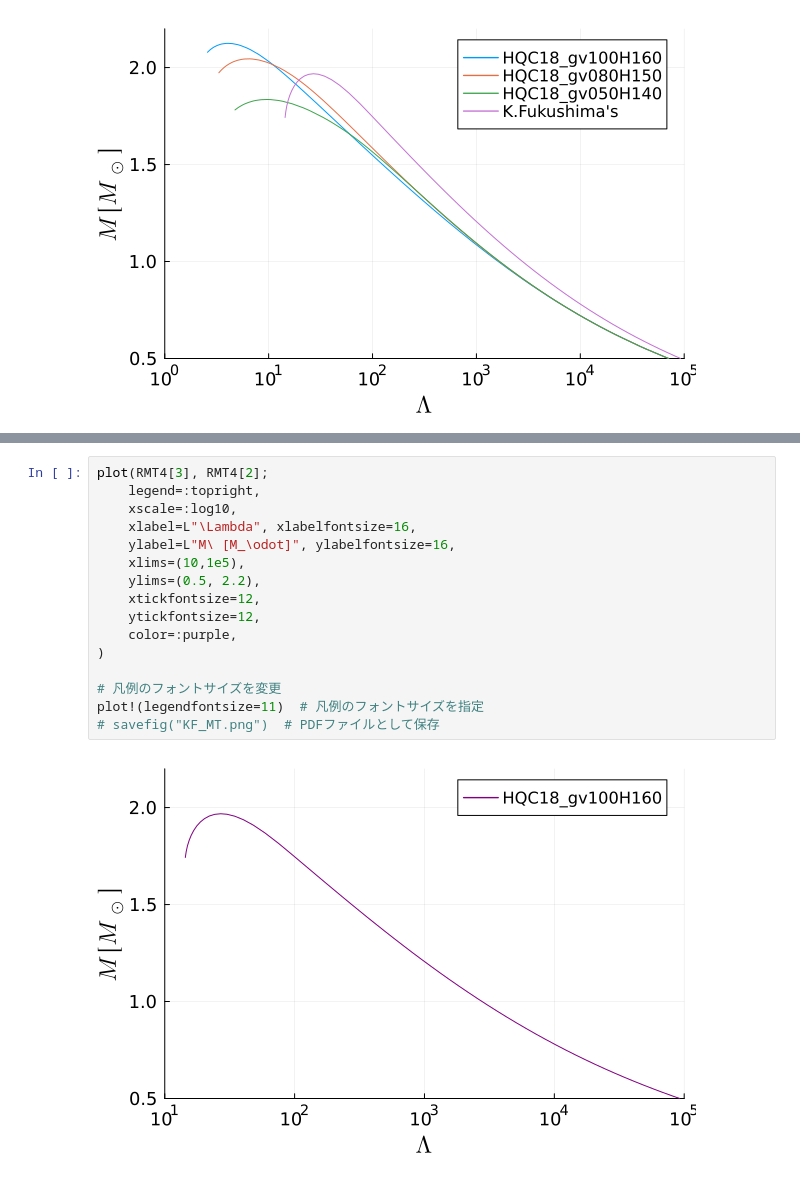
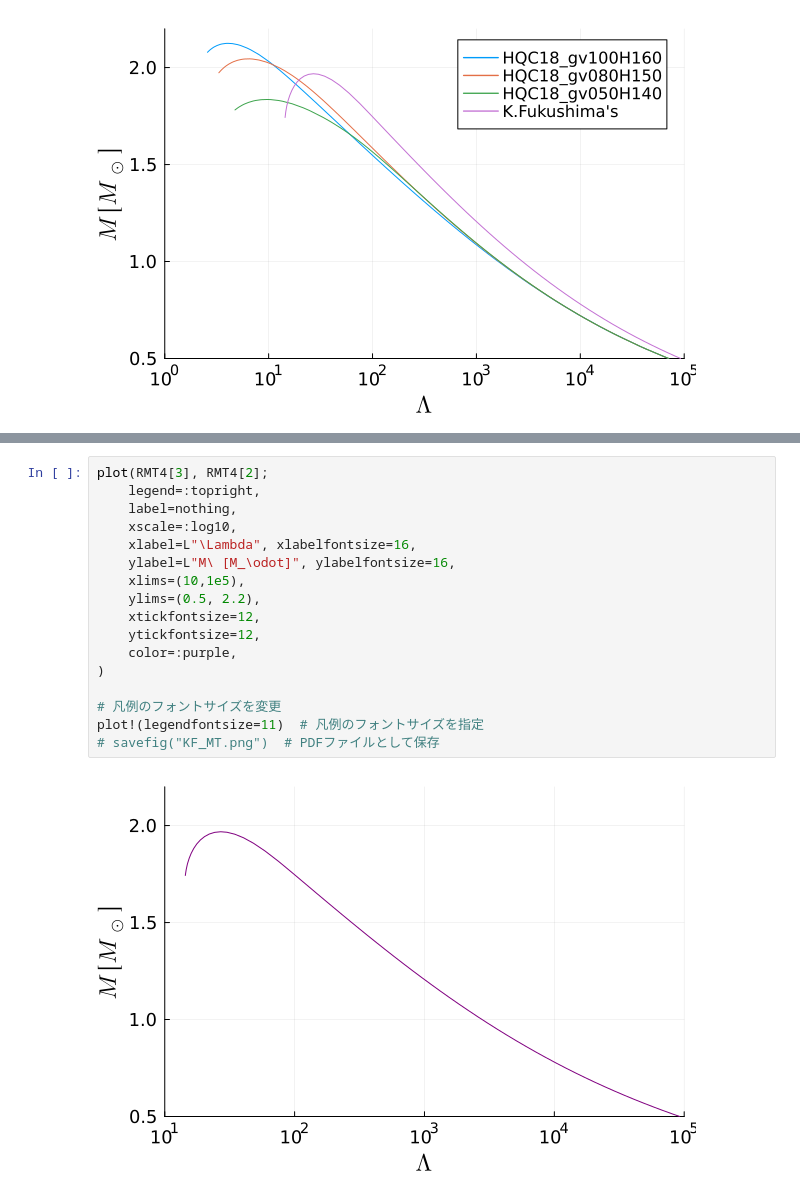
Before and after one commit to jskMNMGCH/TOVsolver_Julia, a Jupyter notebook: KFkushimaEoS.ipynb, the cells around one changed output, grey strips where cells are left out. Saved outputs shown, nothing was run; the diff lists cells and outputs as text.

```diff
--- a/KFkushimaEoS.ipynb
+++ b/KFkushimaEoS.ipynb
@@ -205,18 +206,19 @@ savefig("KF_MR.png")  # PDFファイルとして保存
 # %%
 plot(RMT4[3], RMT4[2];
     legend=:topright,
+    label=nothing,
     xscale=:log10,
     xlabel=L"\Lambda", xlabelfontsize=16,
     ylabel=L"M\ [M_\odot]", ylabelfontsize=16,
     xlims=(10,1e5),
     ylims=(0.5, 2.2),
     xtickfontsize=12,
     ytickfontsize=12,
     color=:purple,
 )
 
 # 凡例のフォントサイズを変更
 plot!(legendfontsize=11)  # 凡例のフォントサイズを指定
 # savefig("KF_MT.png")  # PDFファイルとして保存
 # %% [output]
-[figure, old version]
+[figure, new version]
```
Also changed, not shown: parts of 1 cell of this notebook.
